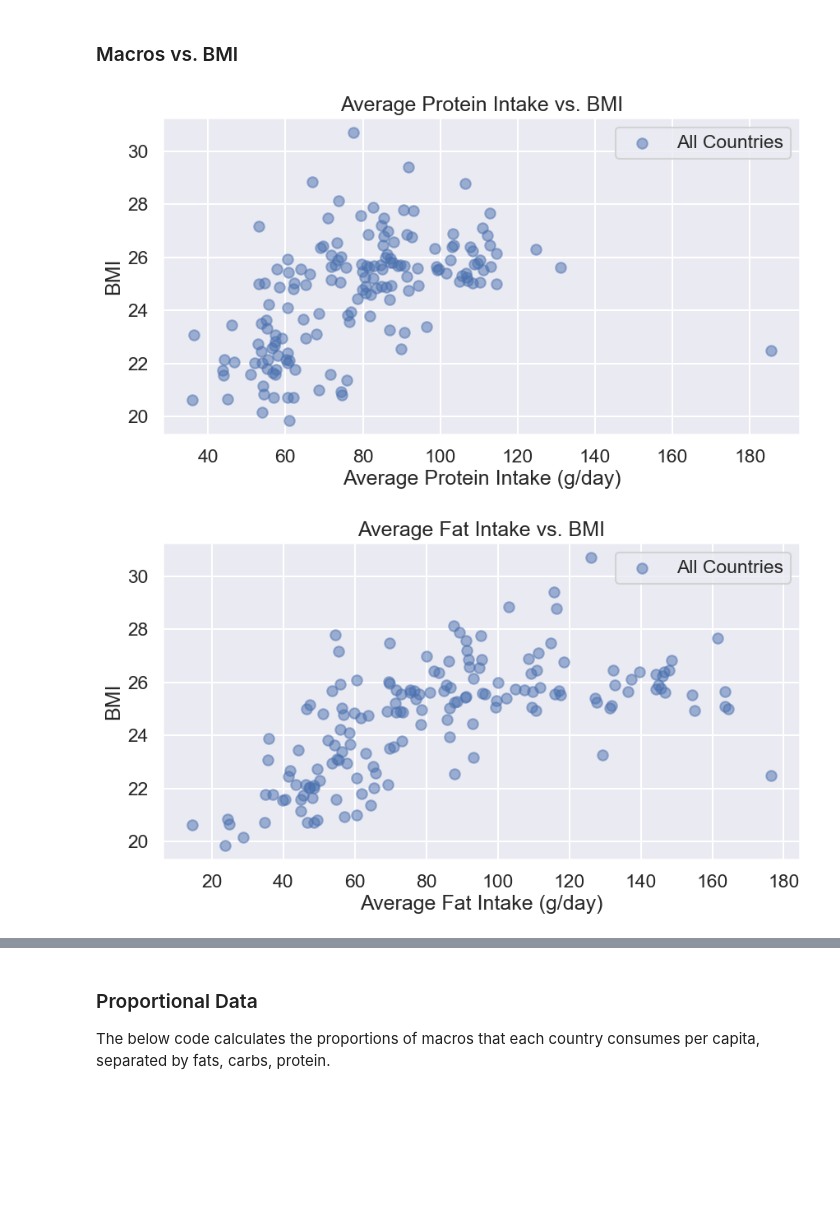
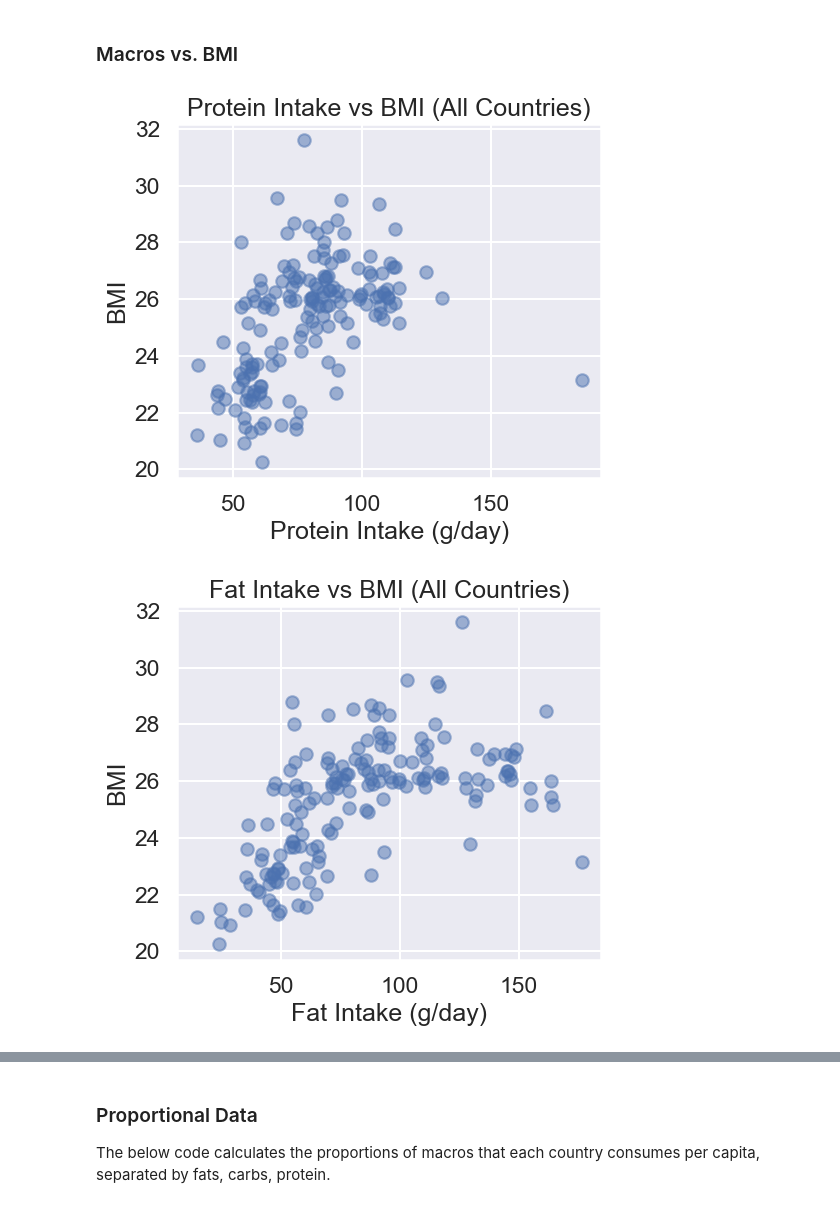
Before and after one commit to COGS108/Group074_WI24, a Jupyter notebook: EDACheckpoint_Group074_WI24.ipynb, the cells around one changed output, grey strips where cells are left out. Drawn from its saved outputs; the diff is of its cells as text; code cells hidden in the pictures; blank space fills up the shorter version.

```diff
--- a/EDACheckpoint_Group074_WI24.ipynb
+++ b/EDACheckpoint_Group074_WI24.ipynb
@@ -694,0 +701,3 @@ plt.show()
+# %%
+avg_df_pivot = avg_df.pivot(index='Country', columns='Series', values='Value')
+# avg_df_pivot
@@ -695,34 +893,32 @@ plt.show()
 # %% [markdown]
 ### Macros vs. BMI
 # %%
-protein_df = df[df['Series'] == 'Protein (g/day)']
-bmi_df = df[df['Series'] == 'BMI']
-protein_df = protein_df.drop(columns=['Series']).set_index('Country')
-average_protein = protein_df.mean(axis=1).reset_index(name='Average Protein Intake')
-bmi_df = bmi_df[['Country', '2000']].rename(columns={'2000': 'BMI'}).set_index('Country')
-merged_df = average_protein.merge(bmi_df, left_on='Country', right_index=True)
+# Protein vs BMI
 plt.figure(figsize=(10, 5))
-plt.scatter(merged_df['Average Protein Intake'], merged_df['BMI'], alpha=0.5, label='All Countries')
-plt.title('Average Protein Intake vs. BMI')
-plt.xlabel('Average Protein Intake (g/day)')
+
+plt.subplot(1, 2, 1)
+plt.scatter(avg_df_pivot['Protein (g/day)'], avg_df_pivot['BMI'], alpha=0.5)
+plt.title('Protein Intake vs BMI (All Countries)')
+plt.xlabel('Protein Intake (g/day)')
 plt.ylabel('BMI')
-plt.legend()
+
+
+plt.tight_layout()
 plt.show()
 # %% [output]
-[figure, old version]
+[figure, new version]
 # %%
-fat_df = df[df['Series'] == 'Fat (g/day)']
-bmi_df = df[df['Series'] == 'BMI']
-fat_df = fat_df.drop(columns=['Series']).set_index('Country')
-average_fat = fat_df.mean(axis=1).reset_index(name='Average Fat Intake')
-bmi_df = bmi_df[['Country', '2000']].rename(columns={'2000': 'BMI'}).set_index('Country')
-merged_df = average_fat.merge(bmi_df, left_on='Country', right_index=True)
+# Fat vs BMI
 plt.figure(figsize=(10, 5))
-plt.scatter(merged_df['Average Fat Intake'], merged_df['BMI'], alpha=0.5, label='All Countries')
-plt.title('Average Fat Intake vs. BMI')
-plt.xlabel('Average Fat Intake (g/day)')
+
+plt.subplot(1, 2, 1)
+plt.scatter(avg_df_pivot['Fat (g/day)'], avg_df_pivot['BMI'], alpha=0.5)
+plt.title('Fat Intake vs BMI (All Countries)')
+plt.xlabel('Fat Intake (g/day)')
 plt.ylabel('BMI')
-plt.legend()
+
+
+plt.tight_layout()
 plt.show()
 # %% [output]
-[figure, old version]
+[figure, new version]
```
Also changed, not shown: parts of 22 cells of this notebook.
